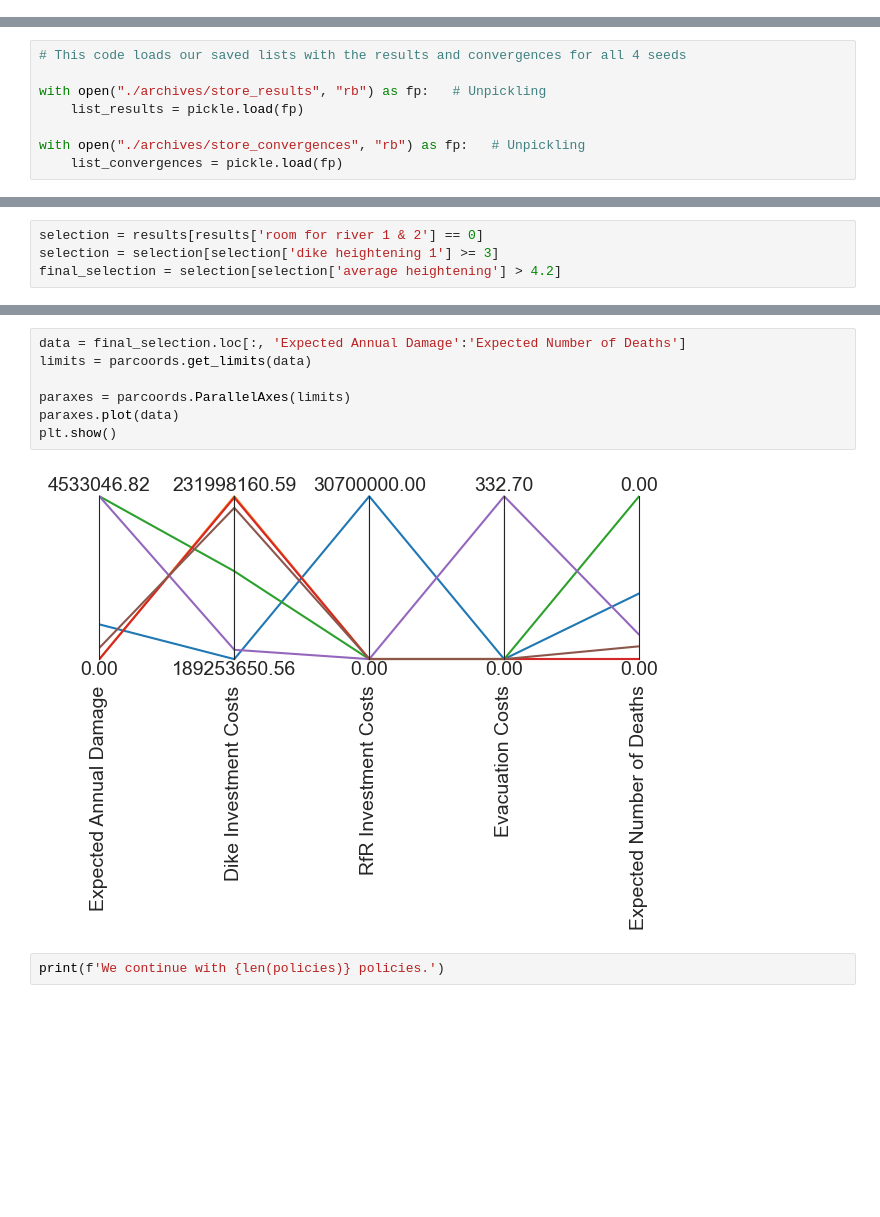
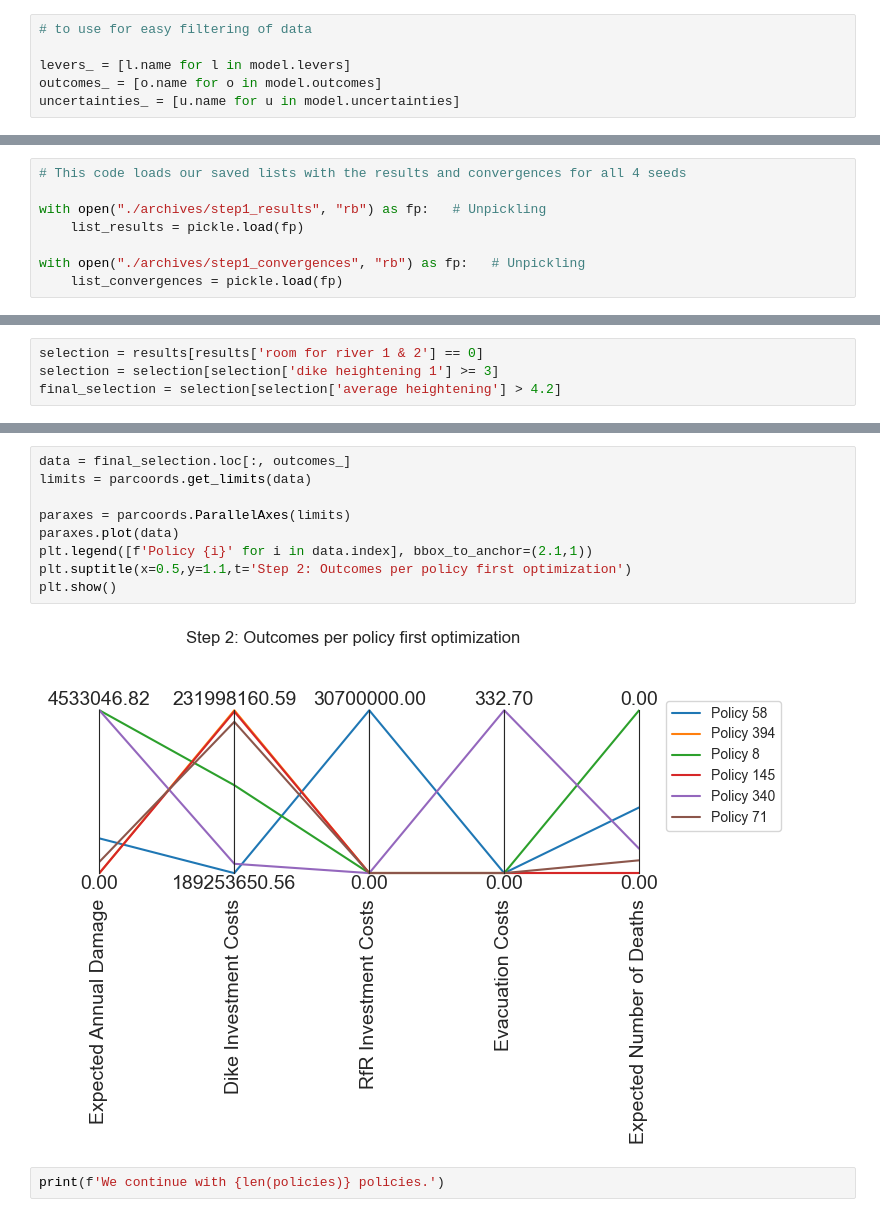
Before and after one commit to AnnedeKoeijer/EPA1361_Final_Group4, a Jupyter notebook: dike_model_optimization.ipynb, the cells around one changed output, grey strips where cells are left out. Cells and saved outputs as stored; diff of their text form; blank space fills up the shorter version.

```diff
--- a/dike_model_optimization.ipynb
+++ b/dike_model_optimization.ipynb
@@ -58,6 +55,12 @@ for key in model.uncertainties:
         scen1.update({key.name: reference_values[name_split[1]]})
 
 ref_scenario = Scenario("reference", **scen1)
+# %%
+# to use for easy filtering of data
+
+levers_ = [l.name for l in model.levers]
+outcomes_ = [o.name for o in model.outcomes]
+uncertainties_ = [u.name for u in model.uncertainties]
 # %%
 # list_results = []
 # list_convergences = []
@@ -85,10 +88,10 @@ ref_scenario = Scenario("reference", **scen1)
 # %%
 # This code loads our saved lists with the results and convergences for all 4 seeds
 
-with open("./archives/store_results", "rb") as fp:   # Unpickling
+with open("./archives/step1_results", "rb") as fp:   # Unpickling
     list_results = pickle.load(fp)
 
-with open("./archives/store_convergences", "rb") as fp:   # Unpickling
+with open("./archives/step1_convergences", "rb") as fp:   # Unpickling
     list_convergences = pickle.load(fp)
 # %%
 fig, ax = plt.subplots(figsize=(8,4))
@@ -122,12 +151,14 @@ policies = final_selection.loc[:, '0_RfR 0':'A.5_DikeIncrease 3']
 # %%
-data = final_selection.loc[:, 'Expected Annual Damage':'Expected Number of Deaths']
+data = final_selection.loc[:, outcomes_]
 limits = parcoords.get_limits(data)
 
 paraxes = parcoords.ParallelAxes(limits)
 paraxes.plot(data)
+plt.legend([f'Policy {i}' for i in data.index], bbox_to_anchor=(2.1,1))
+plt.suptitle(x=0.5,y=1.1,t='Step 2: Outcomes per policy first optimization')
 plt.show()
 # %% [output]
-[figure, old version]
+[figure, new version]
 # %%
 print(f'We continue with {len(policies)} policies.')
 # %% [output]
```
Also changed, not shown: parts of 72 cells of this notebook, 13 other files.
